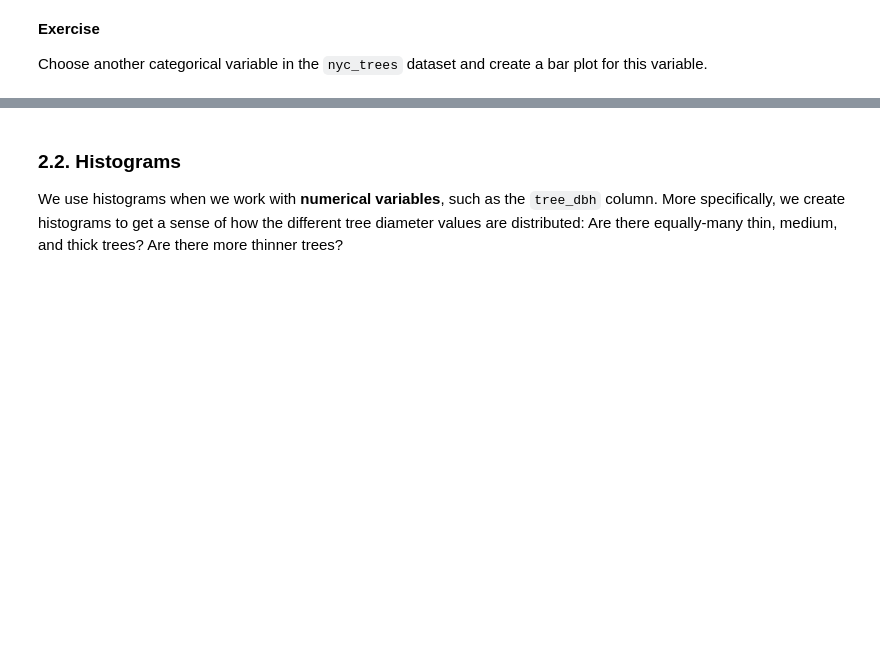
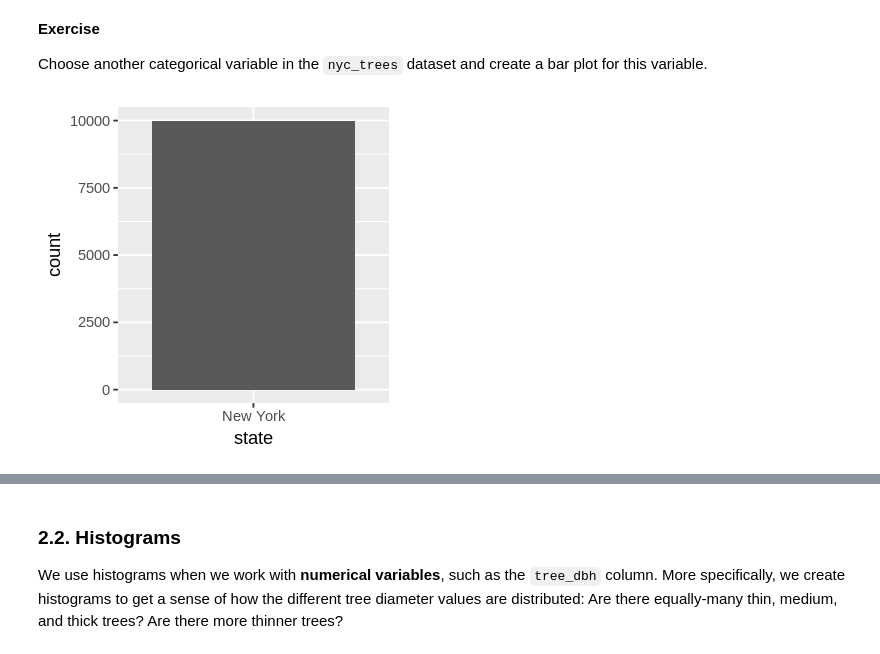
Before and after one commit to aparna-bhutani/coreua111-class_notebooks, a Jupyter notebook: lesson06/Lesson06-VisualizingData-slides.ipynb, the cells around one changed output, grey strips where cells are left out. Drawn from its saved outputs; the diff is of its cells as text; code cells hidden in the pictures; blank space fills up the shorter version.

```diff
--- a/lesson06/Lesson06-VisualizingData-slides.ipynb
+++ b/lesson06/Lesson06-VisualizingData-slides.ipynb
@@ -215,4 +233,6 @@ Choose another categorical variable in the `nyc_trees` dataset and create a bar
 # %%
 # create a bar plot for your chosen categorical variable
 
-ggplot( .... ) + ...
+ggplot( nyc_trees, aes( x = state ) ) + geom_bar()
+# %% [output]
+[figure, added]
```
Also changed, not shown: parts of 14 cells of this notebook, 1 other file.
